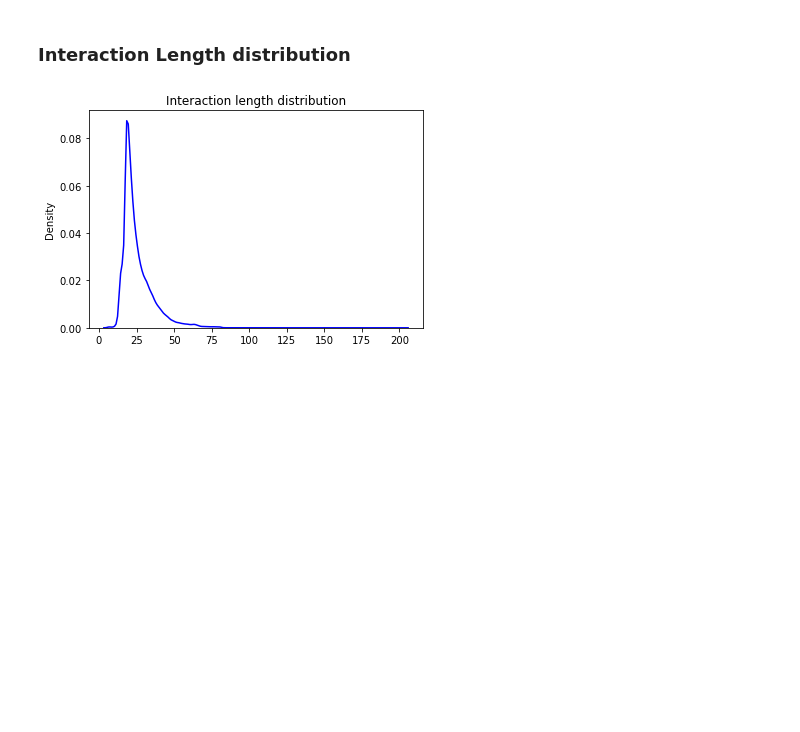
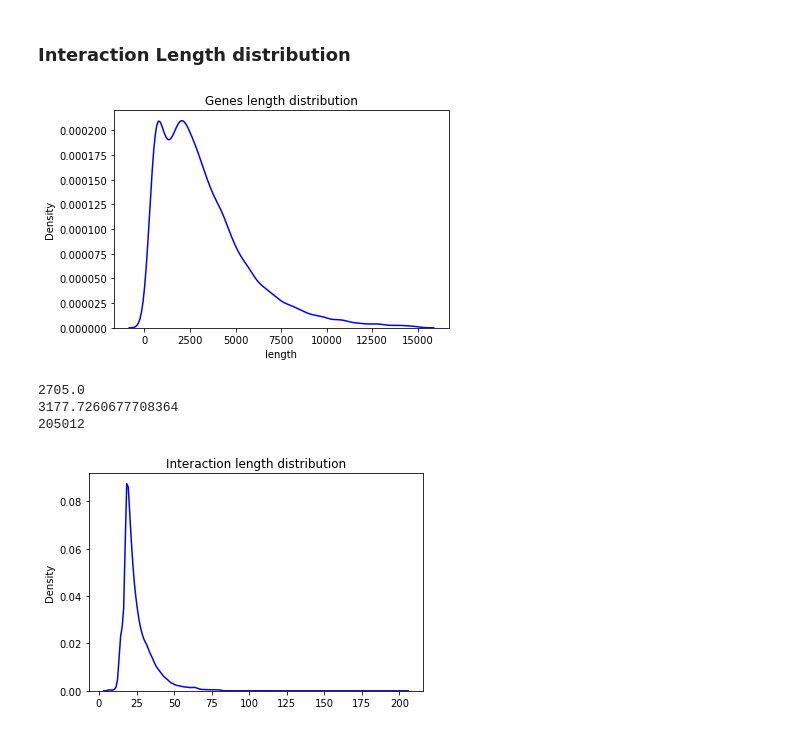
Before and after one commit to giorgiobini/RIME, a Jupyter notebook: src/preprocess_traintestval_RANDOM.ipynb, the cells around one changed output. Drawn from its saved outputs; the diff is of its cells as text; code cells hidden in the pictures; blank space fills up the shorter version.

```diff
--- a/src/preprocess_traintestval_RANDOM.ipynb
+++ b/src/preprocess_traintestval_RANDOM.ipynb
@@ -179,6 +179,19 @@ df.to_csv(os.path.join(processed_files_dir, 'final_df_RANDOM.csv'), index = Fals
 ### Interaction Length distribution
 # %%
 df = pd.read_csv(os.path.join(processed_files_dir, 'final_df_RANDOM.csv'))
+df_genes = pd.read_csv(os.path.join(processed_files_dir, 'df_genes.csv'))
+# %%
+sns.kdeplot(df_genes[df_genes.length<15_000].length, color = 'blue')
+plt.title(f'Genes length distribution')
+plt.show()
+print(df_genes.length.median())
+print(df_genes.length.std())
+print(df_genes.length.max())
+# %% [output]
+[figure, added]
+2705.0
+3177.7260677708364
+205012
 # %%
 df_int = df[df.interacting]
 lengths = list(pd.concat([df_int.w, df_int.h]))
```
Also changed, not shown: 10 other files.
